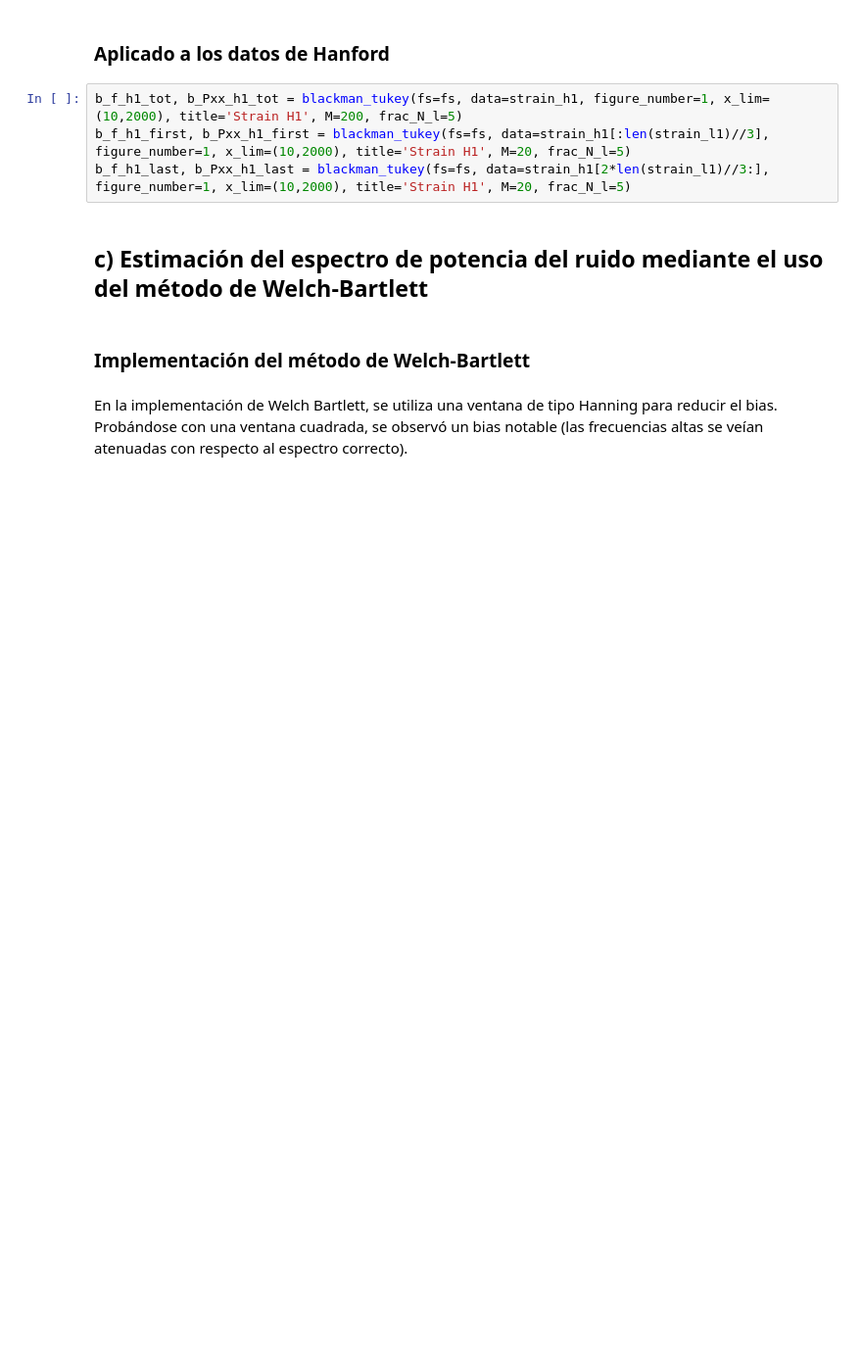
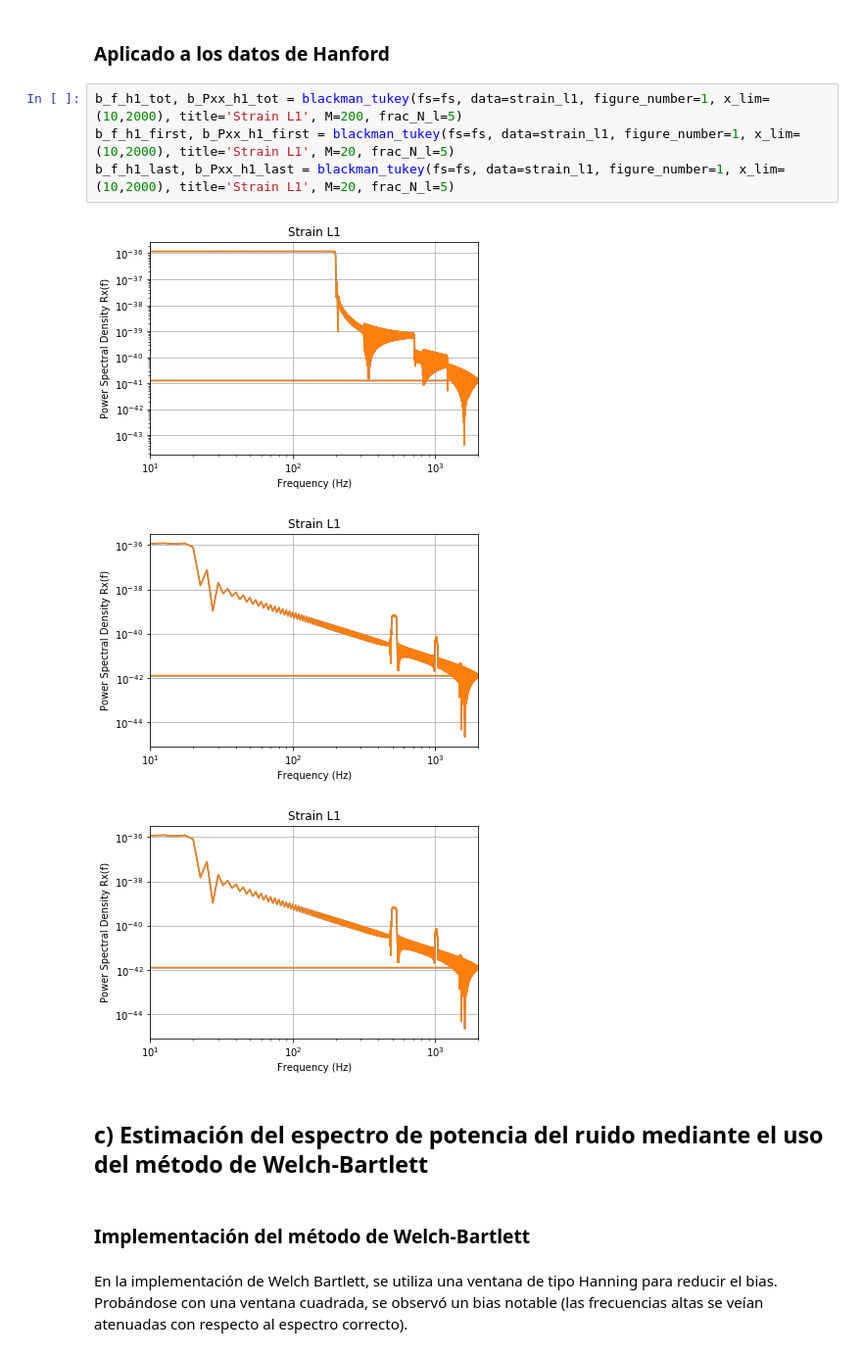
Before and after one commit to LuFernandez/PASA, a Jupyter notebook: TP1. Laboratorio de estimación no-paramétrica/Informe/Informe.ipynb, the cells around one changed output. Shown at 98% size. Cells and saved outputs as stored; diff of their text form; blank space fills up the shorter version.

```diff
--- a/TP1. Laboratorio de estimación no-paramétrica/Informe/Informe.ipynb
+++ b/TP1. Laboratorio de estimación no-paramétrica/Informe/Informe.ipynb
@@ -195,9 +195,13 @@ b_f_l1_last, b_Pxx_l1_last = blackman_tukey(fs=fs, data=strain_l1[2*len(strain_l
 # %% [markdown]
 ### Aplicado a los datos de Hanford
 # %%
-b_f_h1_tot, b_Pxx_h1_tot = blackman_tukey(fs=fs, data=strain_h1, figure_number=1, x_lim=(10,2000), title='Strain H1', M=200, frac_N_l=5)
-b_f_h1_first, b_Pxx_h1_first = blackman_tukey(fs=fs, data=strain_h1[:len(strain_l1)//3], figure_number=1, x_lim=(10,2000), title='Strain H1', M=20, frac_N_l=5)
-b_f_h1_last, b_Pxx_h1_last = blackman_tukey(fs=fs, data=strain_h1[2*len(strain_l1)//3:], figure_number=1, x_lim=(10,2000), title='Strain H1', M=20, frac_N_l=5)
+b_f_h1_tot, b_Pxx_h1_tot = blackman_tukey(fs=fs, data=strain_l1, figure_number=1, x_lim=(10,2000), title='Strain L1', M=200, frac_N_l=5)
+b_f_h1_first, b_Pxx_h1_first = blackman_tukey(fs=fs, data=strain_l1, figure_number=1, x_lim=(10,2000), title='Strain L1', M=20, frac_N_l=5)
+b_f_h1_last, b_Pxx_h1_last = blackman_tukey(fs=fs, data=strain_l1, figure_number=1, x_lim=(10,2000), title='Strain L1', M=20, frac_N_l=5)
+# %% [output]
+[figure, added]
+[figure, added]
+[figure, added]
 # %% [markdown]
 ## c) Estimación del espectro de potencia del ruido mediante el uso del método de Welch-Bartlett
 # %% [markdown]
```
Also changed, not shown: parts of 17 cells of this notebook.
